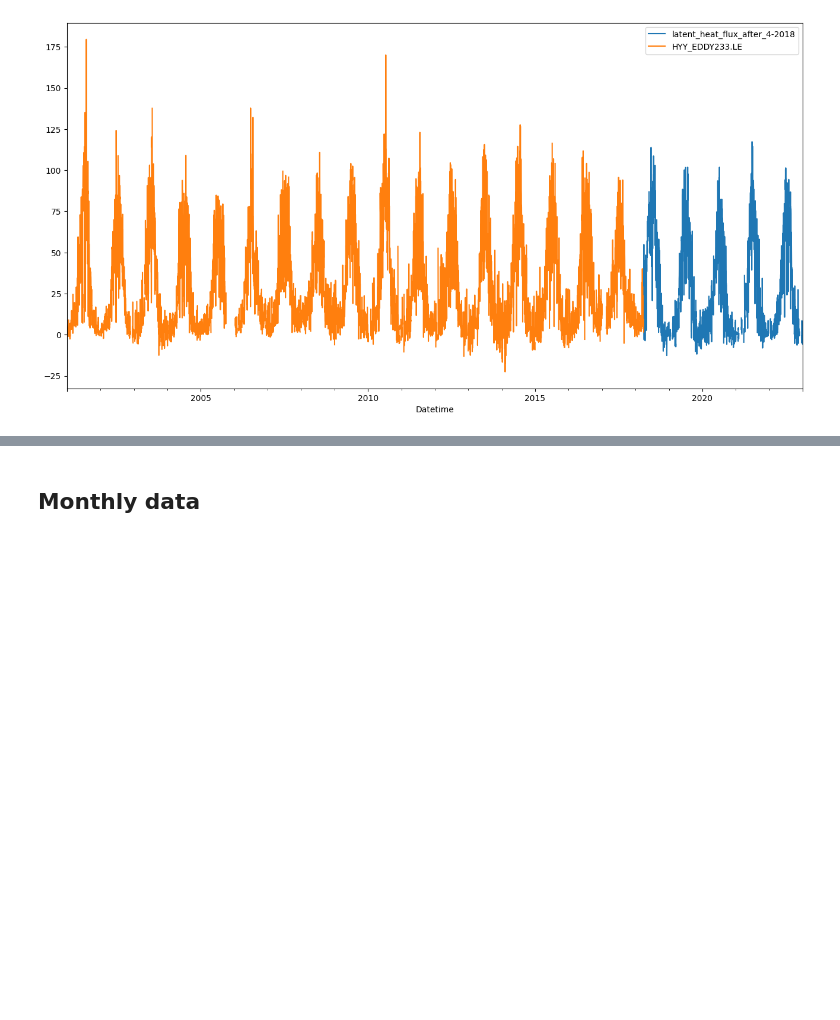
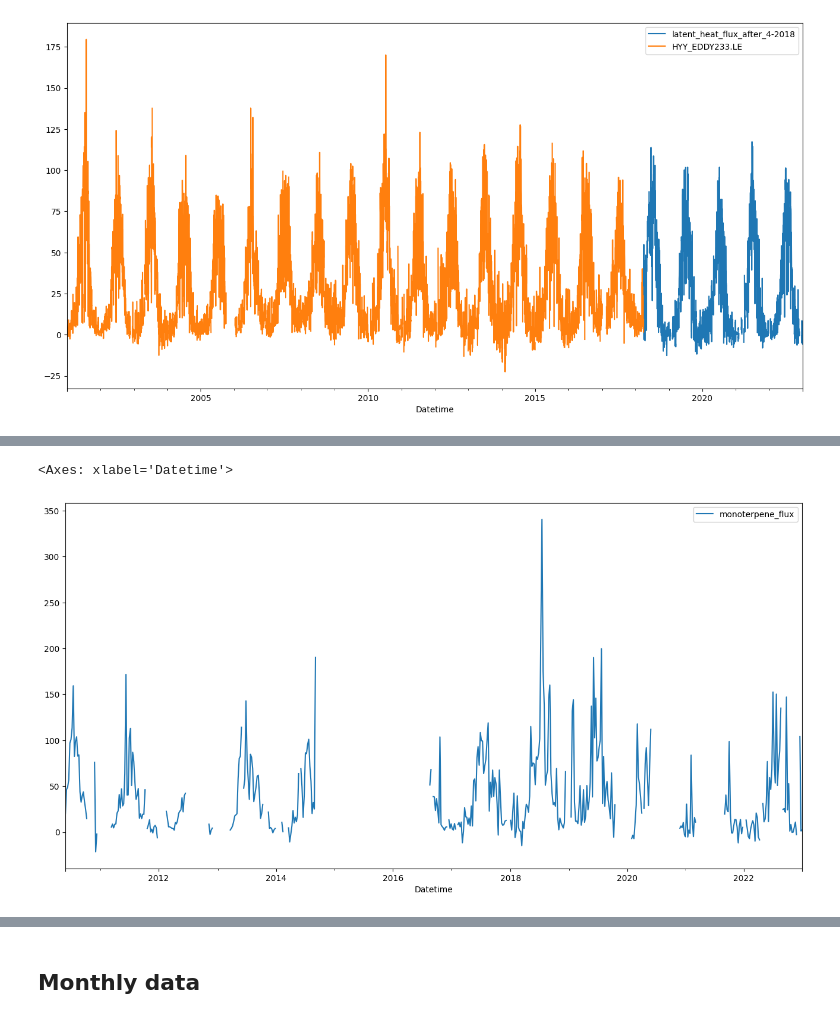
Before and after one commit to ramipiik/Data-Science-Project, a Jupyter notebook: Projektitestailua.ipynb, the cells around one changed output, grey strips where cells are left out. Saved outputs shown, nothing was run; the diff lists cells and outputs as text; code cells hidden in the pictures; blank space fills up the shorter version.

```diff
--- a/Projektitestailua.ipynb
+++ b/Projektitestailua.ipynb
@@ -157,0 +177,3 @@ daily_df4.plot('Datetime', 'HYY_EDDY233.LE', ax=ax)
+# %%
+weekly_df2 = df2.resample('W', on = 'Datetime').mean().reset_index()
+weekly_df2.head()
@@ -157,0 +187,6 @@ daily_df4.plot('Datetime', 'HYY_EDDY233.LE', ax=ax)
+# %%
+fig, ax = plt.subplots(figsize=(16,8))
+weekly_df2.plot('Datetime', 'monoterpene_flux', ax=ax)
+# %% [output]
+<Axes: xlabel='Datetime'>
+[figure, added]
```
Also changed, not shown: parts of 12 cells of this notebook.
